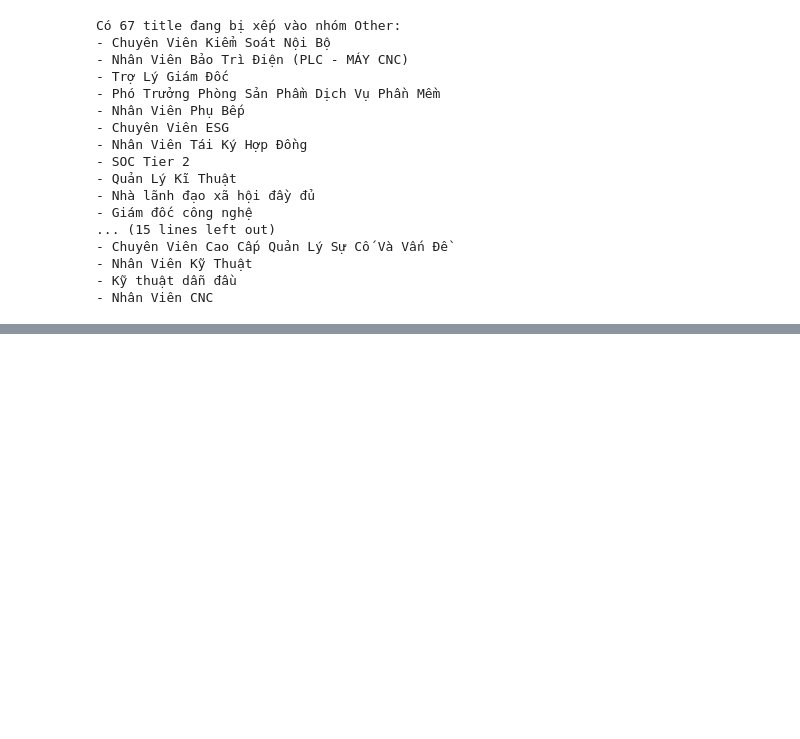
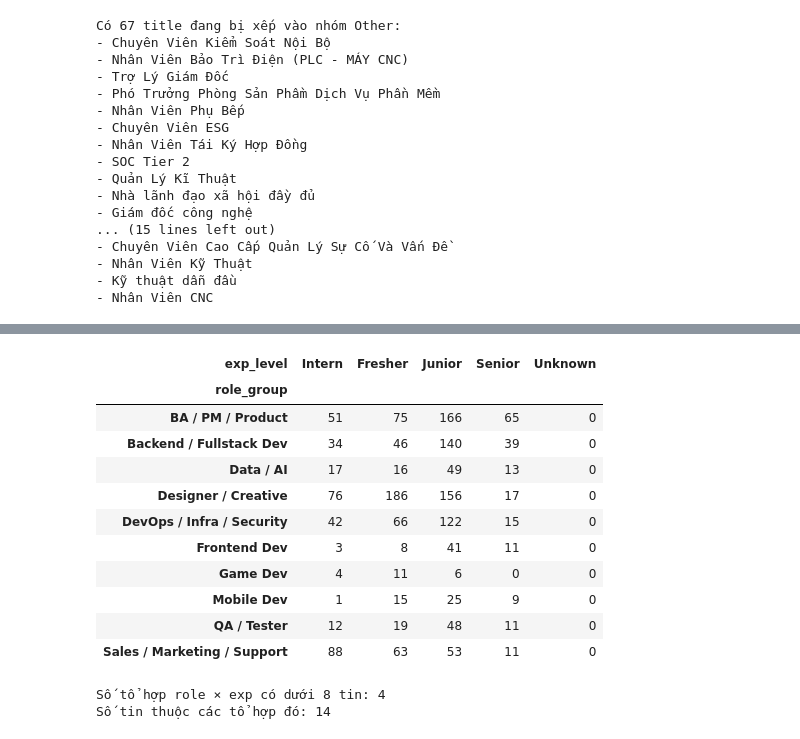
Before and after one commit to phuy-1310/skill-recommendation-using-association-rules, a Jupyter notebook: notebooks/EDA_and_Preprocessing.ipynb, the cells around one changed output, grey strips where cells are left out. Cells and saved outputs as stored; diff of their text form; code cells hidden in the pictures; blank space fills up the shorter version.

```diff
--- a/notebooks/EDA_and_Preprocessing.ipynb
+++ b/notebooks/EDA_and_Preprocessing.ipynb
@@ -931,0 +923,27 @@ transaction_df.to_csv(
+# %%
+df["role_exp"] = np.where(
+    df["role_group"].eq("Other"),
+    "Other",
+    df["role_group"].astype(str) + " | " + df["exp_level"].astype(str),
+)
+known_jobs = df[df["role_group"] != "Other"].copy()
+role_exp_counts = known_jobs.groupby(["role_group", "exp_level"]).size().rename("Số tin")
+role_exp_table = role_exp_counts.unstack(fill_value=0).reindex(columns=EXP_LEVELS, fill_value=0)
+display(role_exp_table)
+print("Số tổ hợp role × exp có dưới 8 tin:", int((role_exp_counts < 8).sum()))
+print("Số tin thuộc các tổ hợp đó:", int(role_exp_counts[role_exp_counts < 8].sum()))
+# %% [output]
+| exp_level | Intern | Fresher | Junior | Senior | Unknown |
+| role_group |  |  |  |  |  |
+| BA / PM / Product | 51 | 75 | 166 | 65 | 0 |
+| Backend / Fullstack Dev | 34 | 46 | 140 | 39 | 0 |
+| Data / AI | 17 | 16 | 49 | 13 | 0 |
+| Designer / Creative | 76 | 186 | 156 | 17 | 0 |
+| DevOps / Infra / Security | 42 | 66 | 122 | 15 | 0 |
+| Frontend Dev | 3 | 8 | 41 | 11 | 0 |
+| Game Dev | 4 | 11 | 6 | 0 | 0 |
+| Mobile Dev | 1 | 15 | 25 | 9 | 0 |
+| QA / Tester | 12 | 19 | 48 | 11 | 0 |
+| Sales / Marketing / Support | 88 | 63 | 53 | 11 | 0 |
+Số tổ hợp role × exp có dưới 8 tin: 4
+Số tin thuộc các tổ hợp đó: 14
```
Also changed, not shown: parts of 43 cells of this notebook.
